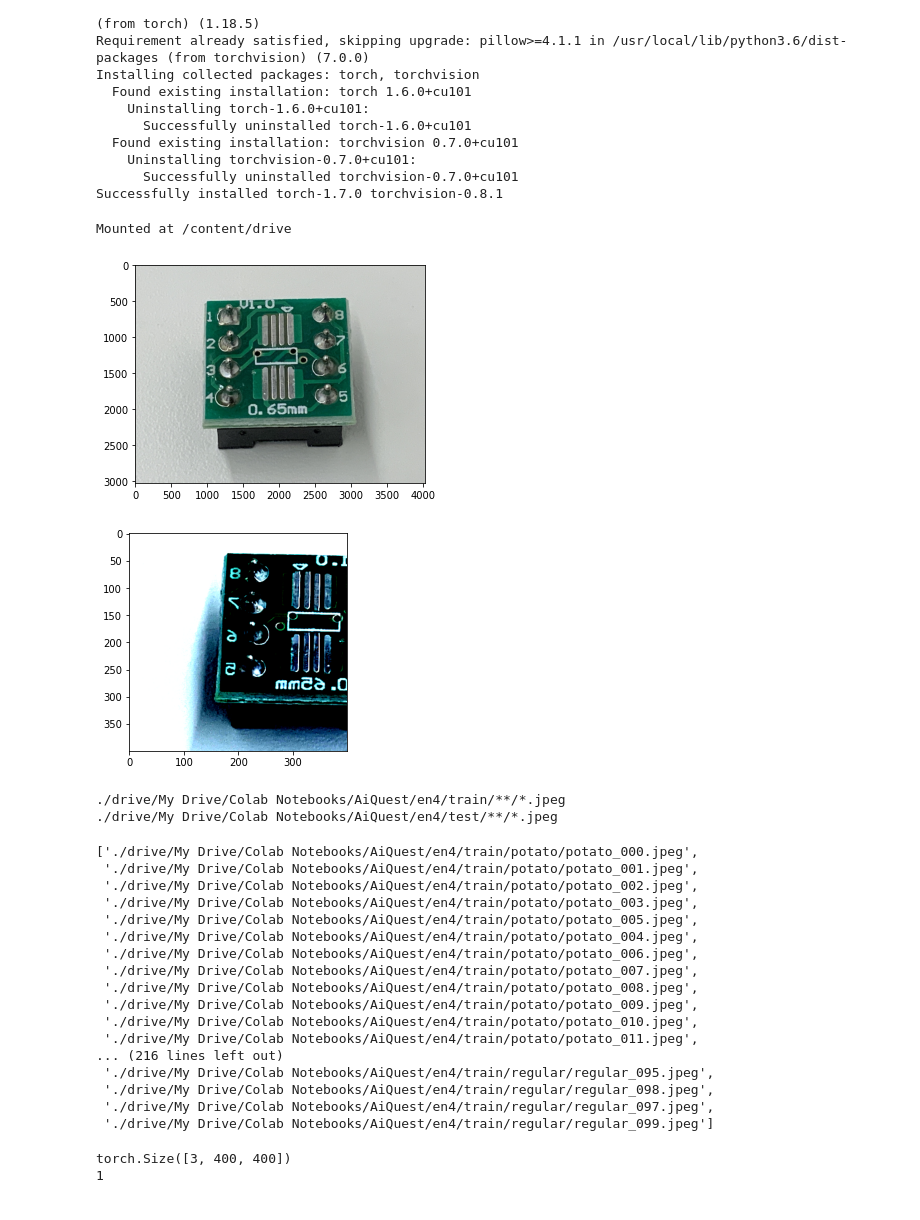
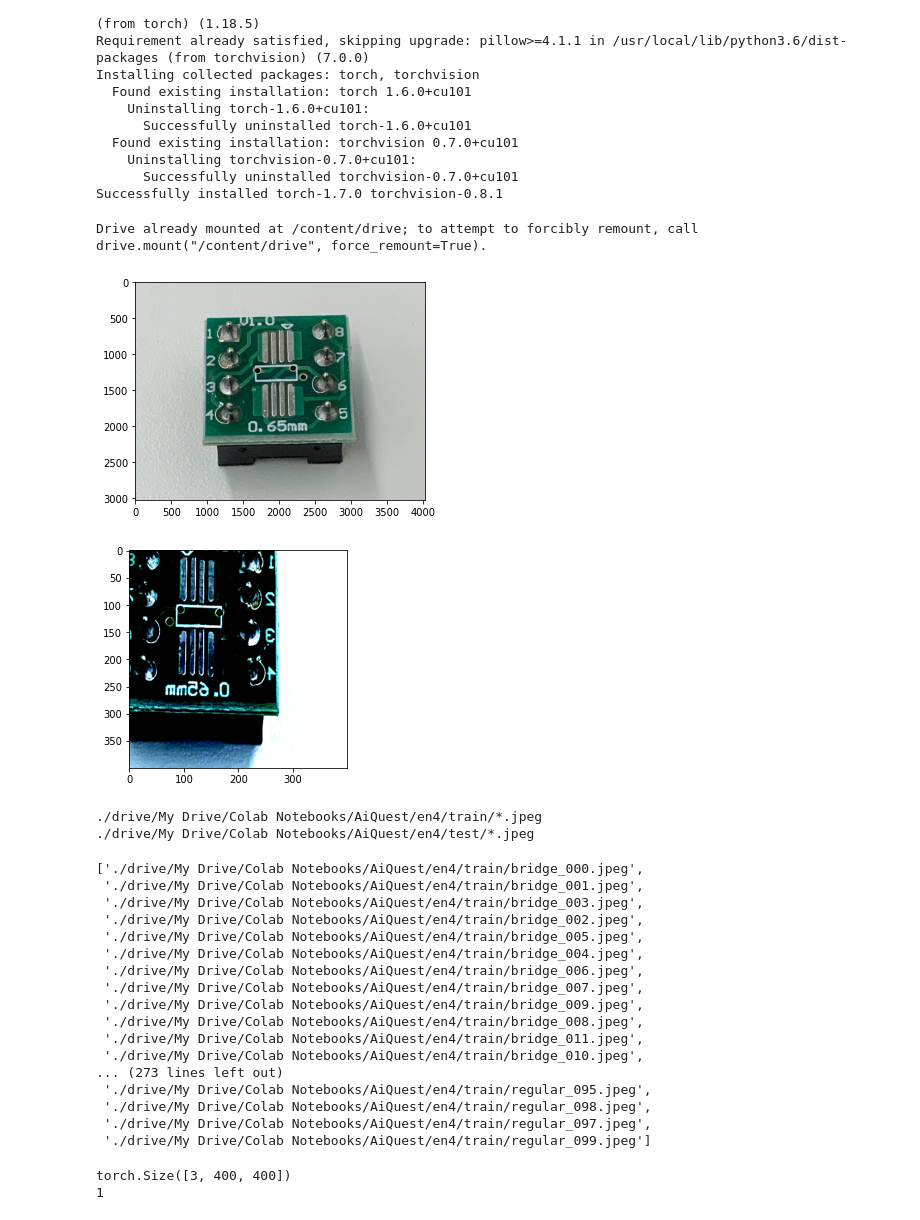
Before and after one commit to yootaka/AiQuest, a Jupyter notebook: en4.ipynb, the cells around one changed output. Drawn from its saved outputs; the diff is of its cells as text; code cells hidden in the pictures.

Commit message:
Colaboratory を使用して作成しました

```diff
--- a/en4.ipynb
+++ b/en4.ipynb
@@ -112,36 +112,36 @@ drive = GoogleDrive(gauth)
 # %%
 from google.colab import drive
 drive.mount('/content/drive')
 
 #@title デフォルトのタイトル テキスト
 # 訓練時の画像前処理の動作を確認
 # 実行するたびに処理結果の画像が変わる
 
 # 1. 画像読み込み
-image_file_path = './drive/My Drive/Colab Notebooks/AiQuest/en4/train/regular/regular_000.jpeg'
+image_file_path = './drive/My Drive/Colab Notebooks/AiQuest/en4/train/regular_000.jpeg'
 img = Image.open(image_file_path)   # [高さ][幅][色RGB]
 
 # 2. 元の画像の表示
 plt.imshow(img)
 plt.show()
 
 # 3. 画像の前処理と処理済み画像の表示
 size = 400
 mean = (0.485, 0.456, 0.406)
 std = (0.229, 0.224, 0.225)
 
 transform = ImageTransform(size, mean, std)
 img_transformed = transform(img, phase="train")  # torch.Size([3, 224, 224])
 
 # (色、高さ、幅)を (高さ、幅、色)に変換し、0-1に値を制限して表示
 img_transformed = img_transformed.numpy().transpose((1, 2, 0))
 img_transformed = np.clip(img_transformed, 0, 1)
 plt.imshow(img_transformed)
 plt.show()
 # %% [output]
-Mounted at /content/drive
+Drive already mounted at /content/drive; to attempt to forcibly remount, call drive.mount("/content/drive", force_remount=True).
 [figure]
-[figure, old version]
+[figure, new version]
 # %%
 # train画像へのファイルパスのリストを作成する
 
@@ -152,7 +152,7 @@ def make_datapath_list(phase="train"):
 
     Parameters
     ----------
-    phase : 'train' or 'val'
+    phase : 'train' or 'test'
         訓練データか検証データかを指定する
 
     Returns
@@ -162,7 +162,7 @@ def make_datapath_list(phase="train"):
     """
 
     rootpath = "./drive/My Drive/Colab Notebooks/AiQuest/en4/"
-    target_path = osp.join(rootpath+phase+'/**/*.jpeg')
+    target_path = osp.join(rootpath+phase+'/*.jpeg')
     print(target_path)
 
     path_list = []  # ここに格納する
@@ -180,25 +180,25 @@ val_list = make_datapath_list(phase="test")
 
 train_list
 # %% [output]
-./drive/My Drive/Colab Notebooks/AiQuest/en4/train/**/*.jpeg
-./drive/My Drive/Colab Notebooks/AiQuest/en4/test/**/*.jpeg
+./drive/My Drive/Colab Notebooks/AiQuest/en4/train/*.jpeg
+./drive/My Drive/Colab Notebooks/AiQuest/en4/test/*.jpeg
-['./drive/My Drive/Colab Notebooks/AiQuest/en4/train/potato/potato_000.jpeg',
- './drive/My Drive/Colab Notebooks/AiQuest/en4/train/potato/potato_001.jpeg',
- './drive/My Drive/Colab Notebooks/AiQuest/en4/train/potato/potato_002.jpeg',
- './drive/My Drive/Colab Notebooks/AiQuest/en4/train/potato/potato_003.jpeg',
- './drive/My Drive/Colab Notebooks/AiQuest/en4/train/potato/potato_005.jpeg',
- './drive/My Drive/Colab Notebooks/AiQuest/en4/train/potato/potato_004.jpeg',
- './drive/My Drive/Colab Notebooks/AiQuest/en4/train/potato/potato_006.jpeg',
- './drive/My Drive/Colab Notebooks/AiQuest/en4/train/potato/potato_007.jpeg',
- './drive/My Drive/Colab Notebooks/AiQuest/en4/train/potato/potato_008.jpeg',
- './drive/My Drive/Colab Notebooks/AiQuest/en4/train/potato/potato_009.jpeg',
- './drive/My Drive/Colab Notebooks/AiQuest/en4/train/potato/potato_010.jpeg',
- './drive/My Drive/Colab Notebooks/AiQuest/en4/train/potato/potato_011.jpeg',
-... (216 lines left out)
- './drive/My Drive/Colab Notebooks/AiQuest/en4/train/regular/regular_095.jpeg',
- './drive/My Drive/Colab Notebooks/AiQuest/en4/train/regular/regular_098.jpeg',
- './drive/My Drive/Colab Notebooks/AiQuest/en4/train/regular/regular_097.jpeg',
- './drive/My Drive/Colab Notebooks/AiQuest/en4/train/regular/regular_099.jpeg']
+['./drive/My Drive/Colab Notebooks/AiQuest/en4/train/bridge_000.jpeg',
+ './drive/My Drive/Colab Notebooks/AiQuest/en4/train/bridge_001.jpeg',
+ './drive/My Drive/Colab Notebooks/AiQuest/en4/train/bridge_003.jpeg',
+ './drive/My Drive/Colab Notebooks/AiQuest/en4/train/bridge_002.jpeg',
+ './drive/My Drive/Colab Notebooks/AiQuest/en4/train/bridge_005.jpeg',
+ './drive/My Drive/Colab Notebooks/AiQuest/en4/train/bridge_004.jpeg',
+ './drive/My Drive/Colab Notebooks/AiQuest/en4/train/bridge_006.jpeg',
+ './drive/My Drive/Colab Notebooks/AiQuest/en4/train/bridge_007.jpeg',
+ './drive/My Drive/Colab Notebooks/AiQuest/en4/train/bridge_009.jpeg',
+ './drive/My Drive/Colab Notebooks/AiQuest/en4/train/bridge_008.jpeg',
+ './drive/My Drive/Colab Notebooks/AiQuest/en4/train/bridge_011.jpeg',
+ './drive/My Drive/Colab Notebooks/AiQuest/en4/train/bridge_010.jpeg',
+... (273 lines left out)
+ './drive/My Drive/Colab Notebooks/AiQuest/en4/train/regular_095.jpeg',
+ './drive/My Drive/Colab Notebooks/AiQuest/en4/train/regular_098.jpeg',
+ './drive/My Drive/Colab Notebooks/AiQuest/en4/train/regular_097.jpeg',
+ './drive/My Drive/Colab Notebooks/AiQuest/en4/train/regular_099.jpeg']
 # %%
 # train画像のDatasetを作成する
 
```
Also changed, not shown: parts of 6 cells of this notebook.
